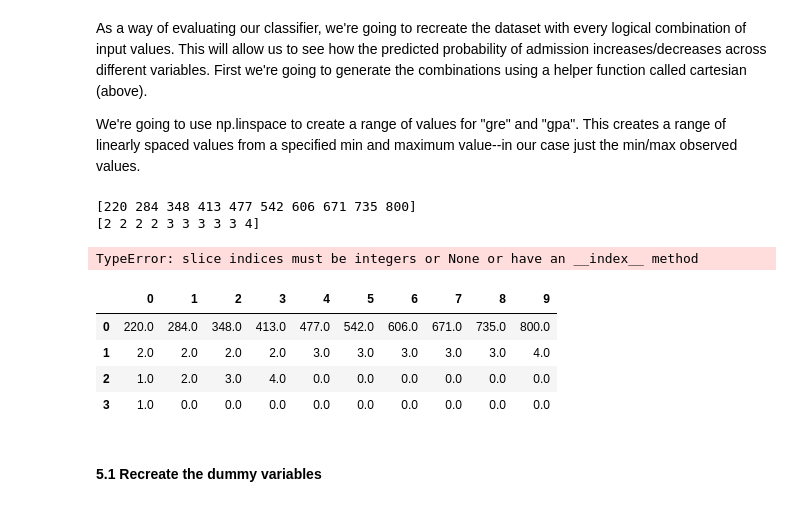
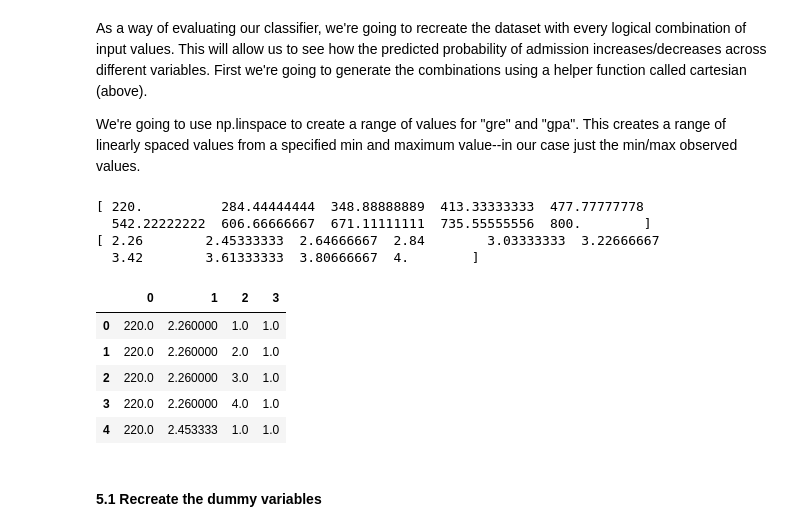
Before and after one commit to khalidh21/khalid-hw-repo, a Jupyter notebook: project3-starter_HW.ipynb, the cells around one changed output. Cells and saved outputs as stored; diff of their text form; code cells hidden in the pictures.

```diff
--- a/project3-starter_HW.ipynb
+++ b/project3-starter_HW.ipynb
@@ -340,38 +340,50 @@ def cartesian(arrays, out=None):
     if out is None:
         out = np.zeros([n, len(arrays)], dtype=dtype)
 
-    m = n / arrays[0].size
+    m = int(n / arrays[0].size)
     out[:,0] = np.repeat(arrays[0], m)
     if arrays[1:]:
         cartesian(arrays[1:], out=out[0:m,1:])
-        for j in xrange(1, arrays[0].size):
-            out[j*m:(j+1)*m,1:] = out[0:m,1:]
+        for j in np.arange(1, arrays[0].size):
+            out[int(j*m):int((j+1))*int(m),1:] = out[0:int(m),1:]
     return out
+
+#-----------------------------
+# This is the block of code that doesn't work
+#
+#    arrays = [np.asarray(x) for x in arrays]
+#    dtype = arrays[0].dtype
+#
+#    n = np.prod([x.size for x in arrays])
+#    if out is None:
+#        out = np.zeros([n, len(arrays)], dtype=dtype)
+#
+#    m = n / arrays[0].size
+#    out[:,0] = np.repeat(arrays[0], m)
+#    if arrays[1:]:
+#        cartesian(arrays[1:], out=out[0:m,1:])
+#        for j in xrange(1, arrays[0].size):
+#            out[j*m:(j+1)*m,1:] = out[0:m,1:]
+#    return out
 # %%
 # instead of generating all possible values of GRE and GPA, we're going
 # to use an evenly spaced range of 10 values from the min to the max
 gres = np.linspace(data['gre'].min(), data['gre'].max(), 10)
-gres_int = gres.astype(int)
-print(gres_int)
+print(gres)
 # array([ 220.        ,  284.44444444,  348.88888889,  413.33333333,
 #         477.77777778,  542.22222222,  606.66666667,  671.11111111,
 #         735.55555556,  800.        ])
 
 gpas = np.linspace(data['gpa'].min(), data['gpa'].max(), 10)
-gpas_int = gpas.astype(int)
-print(gpas_int)
+print(gpas)
 # array([ 2.26      ,  2.45333333,  2.64666667,  2.84      ,  3.03333333,
 #         3.22666667,  3.42      ,  3.61333333,  3.80666667,  4.        ])
 
 
 # enumerate all possibilities
-# combos = pd.DataFrame(cartesian([gres, gpas, [1, 2, 3, 4], [1]]))
-# combos_int= pd.DataFrame(cartesian([gres_int, gpas_int, [1, 2, 3, 4], [1.]]))
-combos_int_clean = combos_int.fillna(0)
-combos_cartesian = combos_int_clean(cartesian(combos_int_clean))
-
-# Convert the combos cartesian function
+combos = pd.DataFrame(cartesian([gres, gpas, [1, 2, 3, 4], [1]]))
 # %% [output]
-[220 284 348 413 477 542 606 671 735 800]
-[2 2 2 2 3 3 3 3 3 4]
+[ 220.          284.44444444  348.88888889  413.33333333  477.77777778
+  542.22222222  606.66666667  671.11111111  735.55555556  800.        ]
+[ 2.26        2.45333333  2.64666667  2.84        3.03333333  3.22666667
+  3.42        3.61333333  3.80666667  4.        ]
-TypeError: slice indices must be integers or None or have an __index__ method
@@ -380,11 +390,12 @@ combos_int_clean = combos_int.fillna(0)
-# %%
-combos_int_clean
-# %% [output]
-|  | 0 | 1 | 2 | 3 | 4 | 5 | 6 | 7 | 8 | 9 |
-| 0 | 220.0 | 284.0 | 348.0 | 413.0 | 477.0 | 542.0 | 606.0 | 671.0 | 735.0 | 800.0 |
-| 1 | 2.0 | 2.0 | 2.0 | 2.0 | 3.0 | 3.0 | 3.0 | 3.0 | 3.0 | 4.0 |
-| 2 | 1.0 | 2.0 | 3.0 | 4.0 | 0.0 | 0.0 | 0.0 | 0.0 | 0.0 | 0.0 |
-| 3 | 1.0 | 0.0 | 0.0 | 0.0 | 0.0 | 0.0 | 0.0 | 0.0 | 0.0 | 0.0 |
+# %%
+combos.head()
+# %% [output]
+|  | 0 | 1 | 2 | 3 |
+| 0 | 220.0 | 2.260000 | 1.0 | 1.0 |
+| 1 | 220.0 | 2.260000 | 2.0 | 1.0 |
+| 2 | 220.0 | 2.260000 | 3.0 | 1.0 |
+| 3 | 220.0 | 2.260000 | 4.0 | 1.0 |
+| 4 | 220.0 | 2.453333 | 1.0 | 1.0 |
 # %% [markdown]
 #### 5.1 Recreate the dummy variables
 # %%
```
Also changed, not shown: parts of 10 cells of this notebook.
